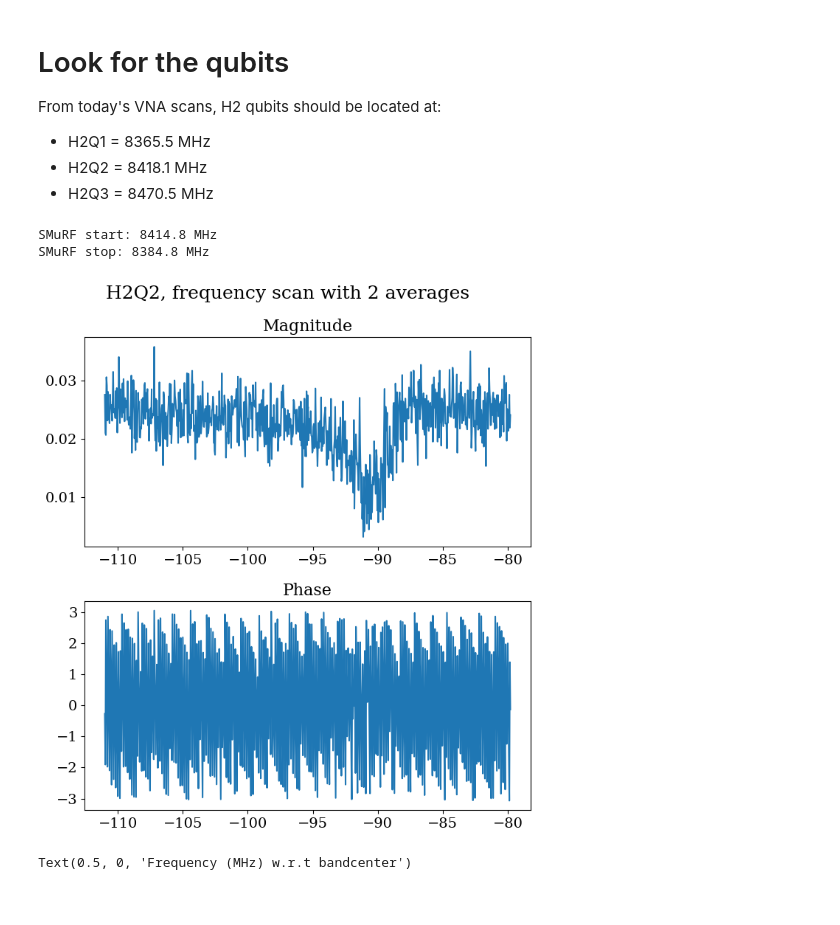
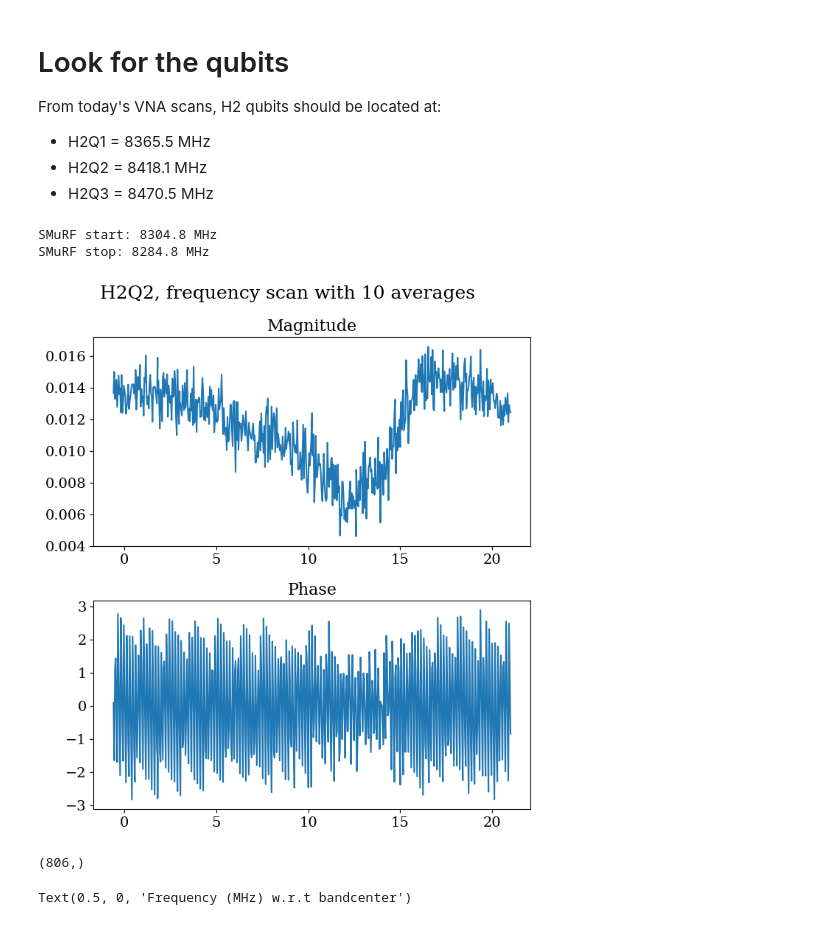
Before and after one commit to slaclab/pysmurf, a Jupyter notebook: scratch/adroster/daq.ipynb, the cells around one changed output. Saved outputs shown, nothing was run; the diff lists cells and outputs as text; code cells hidden in the pictures.

```diff
--- a/scratch/adroster/daq.ipynb
+++ b/scratch/adroster/daq.ipynb
@@ -135,0 +176,4 @@ S.set_band_center_mhz(band=3,val=5750)
+# %%
+S.set_fixed_tone(500, 12)
+S.set_fixed_tone(550, 12)
+S.set_fixed_tone(600, 12)
@@ -135,0 +204,2 @@ S.set_band_center_mhz(band=3,val=5750)
+# %%
+S.C.read_ac_dc_relay_status = lambda:1
@@ -159,3 +344,4 @@ Type:      method
 # %%
-f, resp = S.find_freq(band=0,n_read=3, make_plot=True, show_plot=True)
+f, resp = S.find_freq(band=0, start_freq = -50, stop_freq = 150, make_plot=True, show_plot=True, grad_cut =.5,\
+                      amp_cut = .8, pad = 12, min_gap = 20)
 # %% [output]
@@ -169,8 +483,8 @@ From today's VNA scans, H2 qubits should be located at:
 * H2Q2 = 8418.1 MHz
 * H2Q3 = 8470.5 MHz
 # %%
-relative_start = -110
-relative_stop = -80
+relative_start = 0
+relative_stop = 20
 
 LO_freq = 8900
 LO_power = 10
@@ -181,38 +495,42 @@ print(f"\nSMuRF start: {smurf_start} MHz")
 print(f"SMuRF stop: {smurf_stop} MHz")
 S.log('SMURF range is from {} to {} MHz'.format(smurf_start,smurf_stop))
 # %% [output]
-SMuRF start: 8414.8 MHz
-SMuRF stop: 8384.8 MHz
+SMuRF start: 8304.8 MHz
+SMuRF stop: 8284.8 MHz
 # %%
 ## now do the find freqs a bunch of times and average the results
-n_avg = 2
+n_avg = 10
 
 f_all = []
 mag_all = []
 phase_all = []
 for n in range(n_avg):
     f, resp = S.find_freq(band=0,n_read=2, make_plot=False, show_plot=False,
                           start_freq=relative_start,
                           stop_freq=relative_stop)
     collapsed_f = f[np.abs(f)>0]
     collapsed_resp = resp[np.abs(f)>0]
 
     f_all.append(collapsed_f)
     mag_all.append(np.abs(collapsed_resp))
     phase_all.append(np.angle(collapsed_resp))
 
 ## average and plot the results
 plt.figure(figsize=(7,8))
 plt.subplot(2,1,1)
 plt.plot(f_all[0], np.mean(mag_all, axis=0))
 plt.title('Magnitude')
 plt.subplot(2,1,2)
 plt.plot(f_all[0], np.mean(phase_all, axis=0))
 plt.title('Phase')
 plt.suptitle(f'H2Q2, frequency scan with {n_avg} averages')
 plt.tight_layout(rect=[0, 0.03, 1, 0.95])
 # %% [output]
-[figure, old version]
+[figure, new version]
+# %%
+f_all[0].shape
+# %% [output]
+(806,)
 # %%
 m1 = -90.3
 m2 = -115
```
Also changed, not shown: parts of 34 cells of this notebook.
